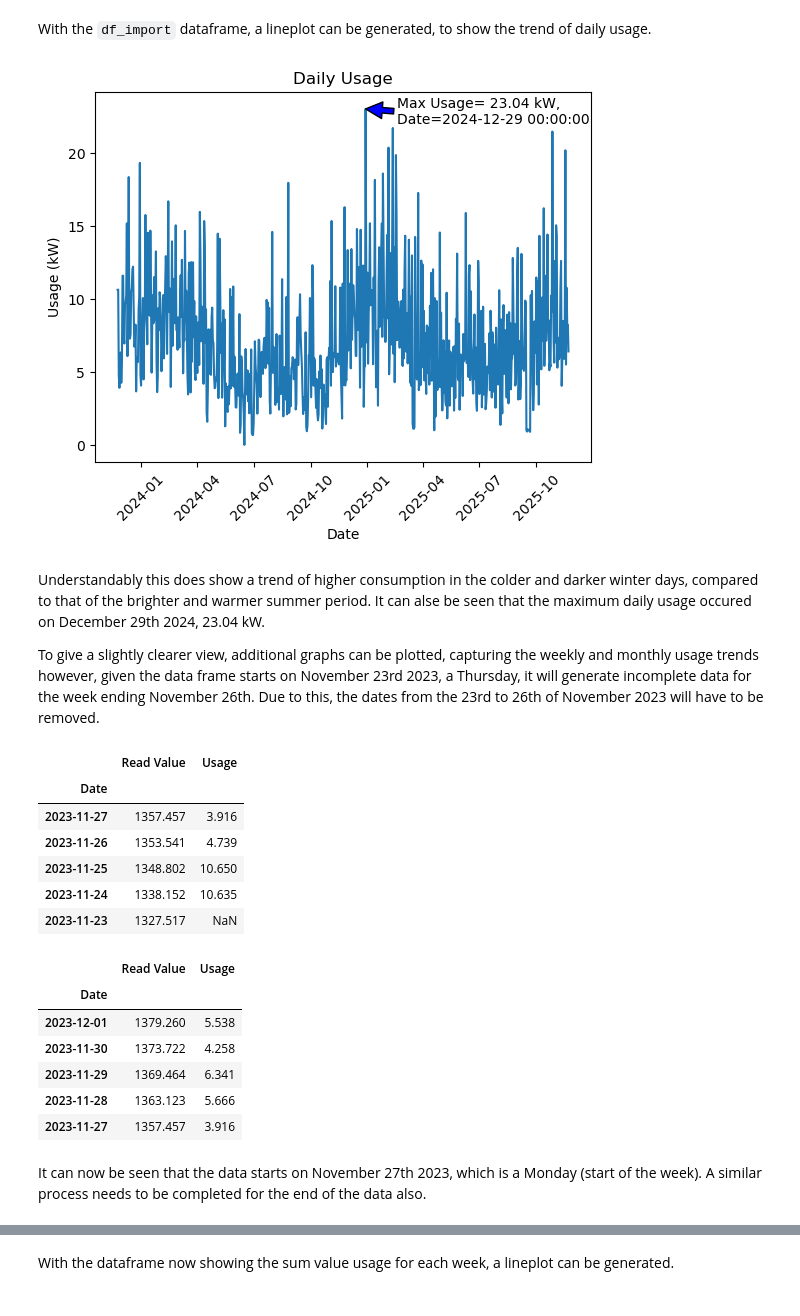
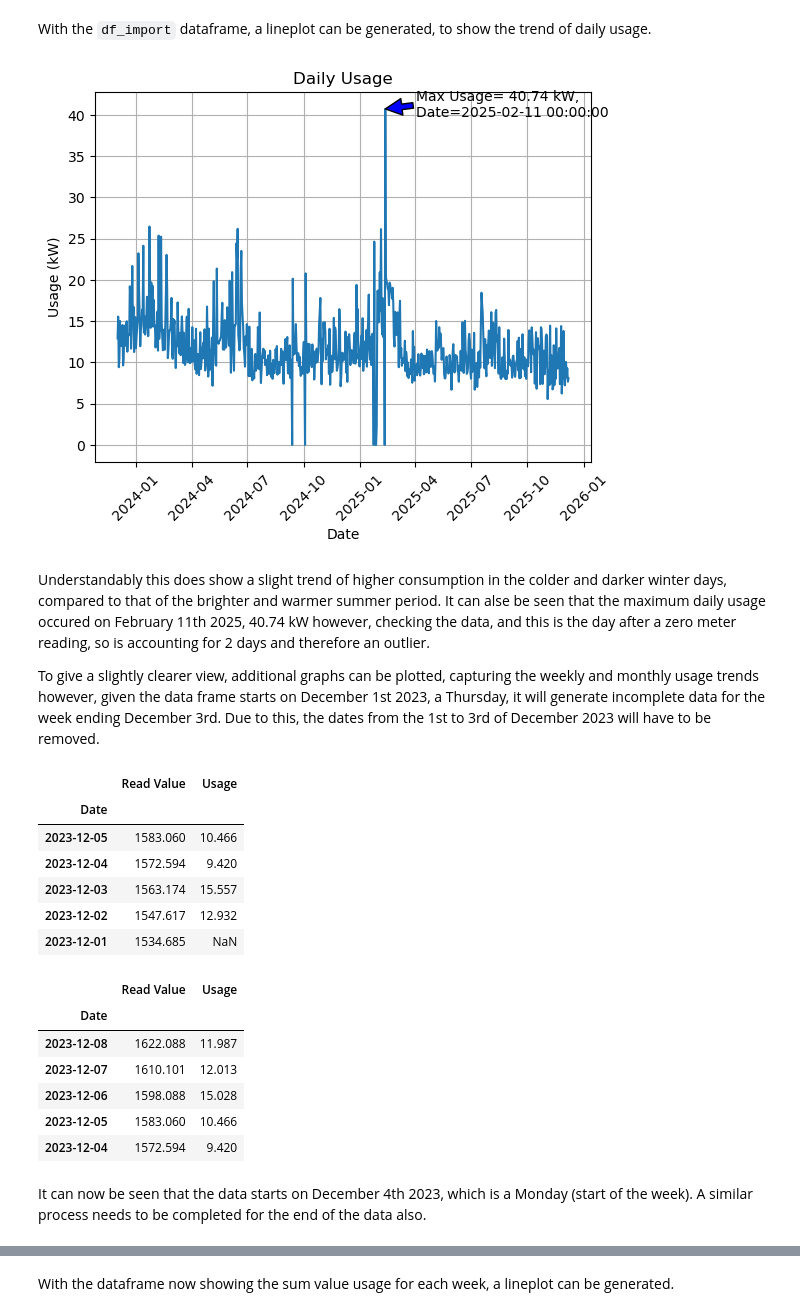
Before and after one commit to danielfinnerty/PFDA, a Jupyter notebook: project/solar_assessment.ipynb, the cells around one changed output, grey strips where cells are left out. Drawn from its saved outputs; the diff is of its cells as text; code cells hidden in the pictures.

Commit message:
Added new meter_reading file and updated solar_assessment

```diff
--- a/project/solar_assessment.ipynb
+++ b/project/solar_assessment.ipynb
@@ -125,7 +125,7 @@ This is now in datetime format however, it can be seen that the hours and minute
 the next step is to apply the new datetime format to the data frame.
 # %%
 # Apply datetime format to 'Date' column
-df_usage["Date"]= pd.to_datetime(df_usage['Date'], format='%d-%m-%Y %H:%M')
+df_usage["Date"]= pd.to_datetime(df_usage['Date'], format='%d/%m/%Y %H:%M')
 
 # Show first 5 rows
 df_usage.head()
@@ -313,39 +322,42 @@ ax = sns.lineplot(data=df_import, x="Date", y="Usage")
 
 # Specify plot title
 ax.set_title('Daily Usage')
 
 # Adjust names of axes.
 ax.set_xlabel('Date')
 ax.set_ylabel('Usage (kW)')
 
-# Rotate axis test
+# Rotate axis text
 # Source: https://www.geeksforgeeks.org/python/how-to-rotate-x-axis-tick-label-text-in-matplotlib/
 ax.tick_params(axis='x', labelrotation=45)
+
+# Add grid lines
+ax.grid()
 
 # Determine max amount using '.max()'
 # Source: https://www.geeksforgeeks.org/python/find-maximum-values-position-in-columns-and-rows-of-a-dataframe-in-pandas/
 max_dly_usage = df_import['Usage'].max()
 
 # Confirm index position of max usage
 max_dly_index_pos = df_import['Usage'].idxmax()
 
 # Confirm date of indicated index position
 # Source: https://pandas.pydata.org/docs/reference/api/pandas.DataFrame.loc.html
 max_dly_date = df_import.loc[max_dly_index_pos, 'Date']
 
 # Specify text layout
 max_dly_text = f"Max Usage={max_dly_usage: .2f} kW,\nDate={max_dly_date}"
 
 # Add maximum details to plot
 # Source: https://matplotlib.org/stable/api/_as_gen/matplotlib.axes.Axes.annotate.html
 ax.annotate(max_dly_text, xy=(max_dly_date, max_dly_usage), xytext=(max_dly_date+pd.Timedelta(days=+50),
             max_dly_usage-1), arrowprops=dict(facecolor='blue'));
 # %% [output]
-[figure, old version]
+[figure, new version]
 # %% [markdown]
-Understandably this does show a trend of higher consumption in the colder and darker winter days, compared to that of the brighter and warmer summer period. It can alse be seen that the maximum daily usage occured on December 29th 2024, 23.04 kW.
+Understandably this does show a slight trend of higher consumption in the colder and darker winter days, compared to that of the brighter and warmer summer period. It can alse be seen that the maximum daily usage occured on February 11th 2025, 40.74 kW however, checking the data, and this is the day after a zero meter reading, so is accounting for 2 days and therefore an outlier.
 
-To give a slightly clearer view, additional graphs can be plotted, capturing the weekly and monthly usage trends however, given the data frame starts on November 23rd 2023, a Thursday, it will generate incomplete data for the week ending November 26th. Due to this, the dates from the 23rd to 26th of November 2023 will have to be removed.
+To give a slightly clearer view, additional graphs can be plotted, capturing the weekly and monthly usage trends however, given the data frame starts on December 1st 2023, a Thursday, it will generate incomplete data for the week ending December 3rd. Due to this, the dates from the 1st to 3rd of December 2023 will have to be removed.
 # %%
 # Create weekly data frame.
 df_import_wkly = df_import.set_index('Date')
@@ -355,28 +367,28 @@ df_import_wkly.tail()
 # %% [output]
 |  | Read Value | Usage |
 | Date |  |  |
-| 2023-11-27 | 1357.457 | 3.916 |
-| 2023-11-26 | 1353.541 | 4.739 |
-| 2023-11-25 | 1348.802 | 10.650 |
-| 2023-11-24 | 1338.152 | 10.635 |
-| 2023-11-23 | 1327.517 | NaN |
+| 2023-12-05 | 1583.060 | 10.466 |
+| 2023-12-04 | 1572.594 | 9.420 |
+| 2023-12-03 | 1563.174 | 15.557 |
+| 2023-12-02 | 1547.617 | 12.932 |
+| 2023-12-01 | 1534.685 | NaN |
 # %%
-# Remove the specified dates after November 26th 2023
+# Remove the specified dates earlier than December 4th 2023
 # Source: https://pandas.pydata.org/docs/reference/api/pandas.DataFrame.drop.html
-df_import_wkly = df_import_wkly.drop(['2023-11-26', '2023-11-25', '2023-11-24', '2023-11-23'], errors='ignore')
+df_import_wkly = df_import_wkly.drop(['2023-12-03', '2023-12-02', '2023-12-01'], errors='ignore')
 
 # Show last 5 rows
 df_import_wkly.tail()
 # %% [output]
 |  | Read Value | Usage |
 | Date |  |  |
-| 2023-12-01 | 1379.260 | 5.538 |
-| 2023-11-30 | 1373.722 | 4.258 |
-| 2023-11-29 | 1369.464 | 6.341 |
-| 2023-11-28 | 1363.123 | 5.666 |
-| 2023-11-27 | 1357.457 | 3.916 |
+| 2023-12-08 | 1622.088 | 11.987 |
+| 2023-12-07 | 1610.101 | 12.013 |
+| 2023-12-06 | 1598.088 | 15.028 |
+| 2023-12-05 | 1583.060 | 10.466 |
+| 2023-12-04 | 1572.594 | 9.420 |
 # %% [markdown]
-It can now be seen that the data starts on November 27th 2023, which is a Monday (start of the week). A similar process needs to be completed for the end of the data also.
+It can now be seen that the data starts on December 4th 2023, which is a Monday (start of the week). A similar process needs to be completed for the end of the data also.
 # %%
 # Show first 7 rows
 df_import_wkly.head(7)
```
Also changed, not shown: parts of 39 cells of this notebook, 1 other file.
